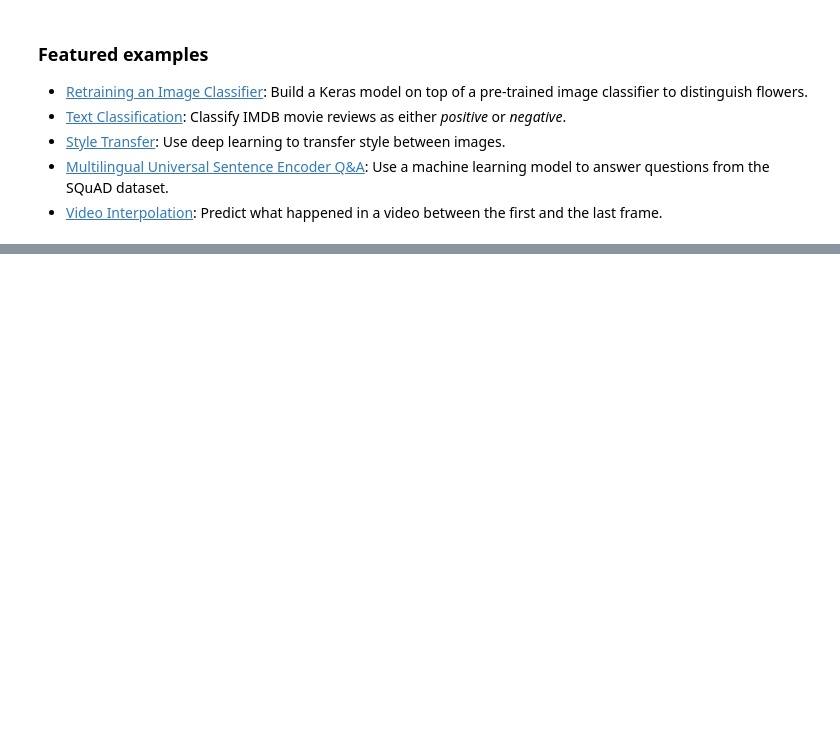
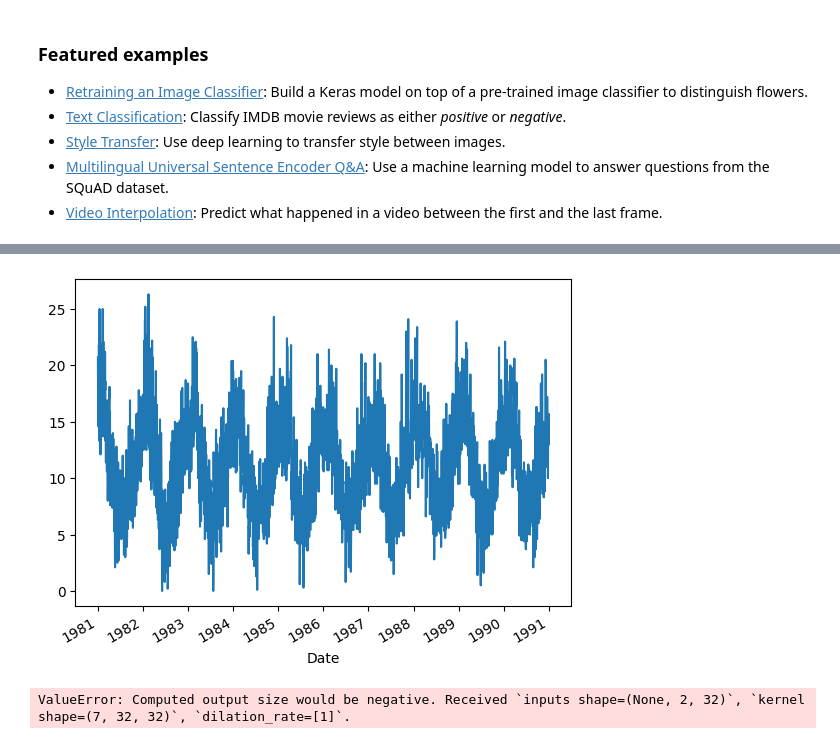
Before and after one commit to Jhansi-2004/DEEP-LEARNING, a Jupyter notebook: Welcome_To_Colab.ipynb, the cells around one changed output, grey strips where cells are left out. Cells and saved outputs as stored; diff of their text form; code cells hidden in the pictures; blank space fills up the shorter version.

```diff
--- a/Welcome_To_Colab.ipynb
+++ b/Welcome_To_Colab.ipynb
@@ -265,0 +232,14 @@ plt.show()
+# %%
+import pandas as pd
+import matplotlib.pyplot as plt
+
+# Load the dataset (adjust the file path if needed)
+url = "https://raw.githubusercontent.com/jbrownlee/Datasets/master/daily-min-temperatures.csv"
+data = pd.read_csv(url, parse_dates=['Date'], index_col='Date')
+data['Temp'] = data['Temp'].astype(float)
+
+# Plot the temperature data
+data['Temp'].plot()
+plt.show()
+# %% [output]
+[figure, added]
@@ -265,0 +264,12 @@ plt.show()
+# %%
+model = models.Sequential()
+model.add(layers.Conv1D(32, 7, activation='relu', input_shape=(sequence_length, 1)))
+model.add(layers.MaxPooling1D(2))
+model.add(layers.Conv1D(32, 7, activation='relu'))
+model.add(layers.GlobalMaxPooling1D())
+model.add(layers.Dense(1))
+
+# Compile the model for regression
+model.compile(optimizer='rmsprop', loss='mse', metrics=['mae'])
+# %% [output]
+ValueError: Computed output size would be negative. Received `inputs shape=(None, 2, 32)`, `kernel shape=(7, 32, 32)`, `dilation_rate=[1]`.
```
Also changed, not shown: parts of 19 cells of this notebook.
